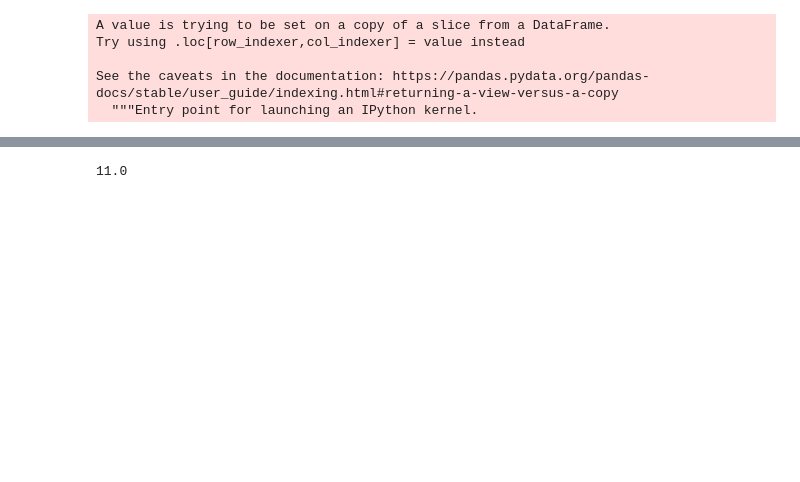
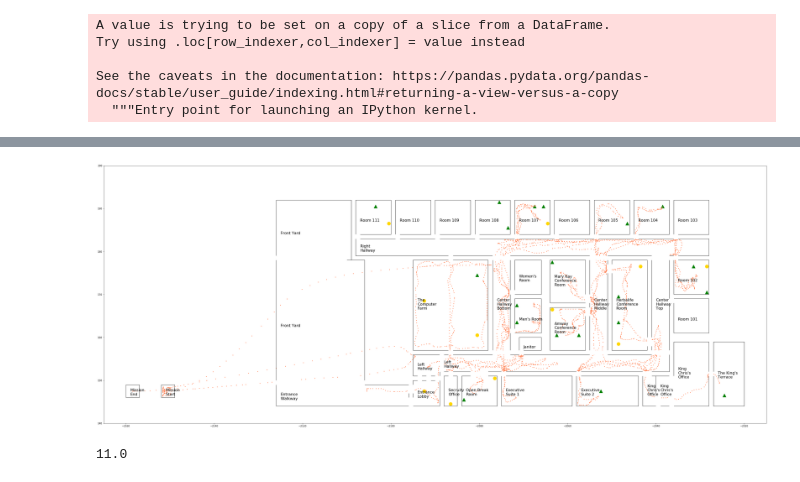
Before and after one commit to GallupGovt/ASIST, a Jupyter notebook: Python/Untitled.ipynb, the cells around one changed output, grey strips where cells are left out. Drawn from its saved outputs; the diff is of its cells as text; code cells hidden in the pictures; blank space fills up the shorter version.

Commit message:
Add map plot

```diff
--- a/Python/Untitled.ipynb
+++ b/Python/Untitled.ipynb
@@ -182,3 +243,39 @@ location_df = pd.json_normalize(data ,"locations")
+# %%
+critical_df = location_df[location_df['victims.critical']==1.0]
+# %%
+non_critical_df = location_df[location_df['victims.non_critical']==1.0]
+# %%
+from matplotlib import pyplot as plt
+from matplotlib.patches import Rectangle
+import textwrap
+
+fig,ax = plt.subplots(figsize=(50,20))
+currentAxis = plt.gca()
+
+for i in range(len(area_df)):
+    currentAxis.add_patch(Rectangle((area_df['x1'][i], area_df['y1'][i]), \
+                                    area_df['x2'][i]-area_df['x1'][i], area_df['y2'][i]-area_df['y1'][i], \
+                                    fill=False, color='black'))
+    plt.text(area_df['x1'][i]+1, (area_df['y1'][i]+area_df['y2'][i])/2-1, textwrap.fill(area_df['name'][i], 10),\
+             fontsize=16)
+
+for i in range(len(connection_df)):
+    currentAxis.add_patch(Rectangle((connection_df['x'][i], connection_df['y'][i]), \
+                                    connection_df['x2'][i]-connection_df['x'][i],\
+                                    connection_df['y2'][i]-connection_df['y'][i], \
+                                    fill=True, color='white'))
+plt.scatter(critical_df['x'], critical_df['y'], s=200, marker='o', c= 'gold')
+plt.scatter(non_critical_df['x'], non_critical_df['y'], s=200, marker='^', c= 'green')
+
+plt.scatter(df['data_x'], df['data_z'], s= 15, marker='.', c= 'coral')
+
+
+
+plt.xlim([-2165, -2015])
+plt.ylim([140, 200])
+plt.savefig('final.jpeg')
+# %% [output]
+[figure, added]
 # %%
 new_loc_df = location_df.groupby(['area_id'])[['victims.critical', 'victims.non_critical']].sum().reset_index()
 # %%
```
Also changed, not shown: parts of 13 cells of this notebook, 8 other files.
